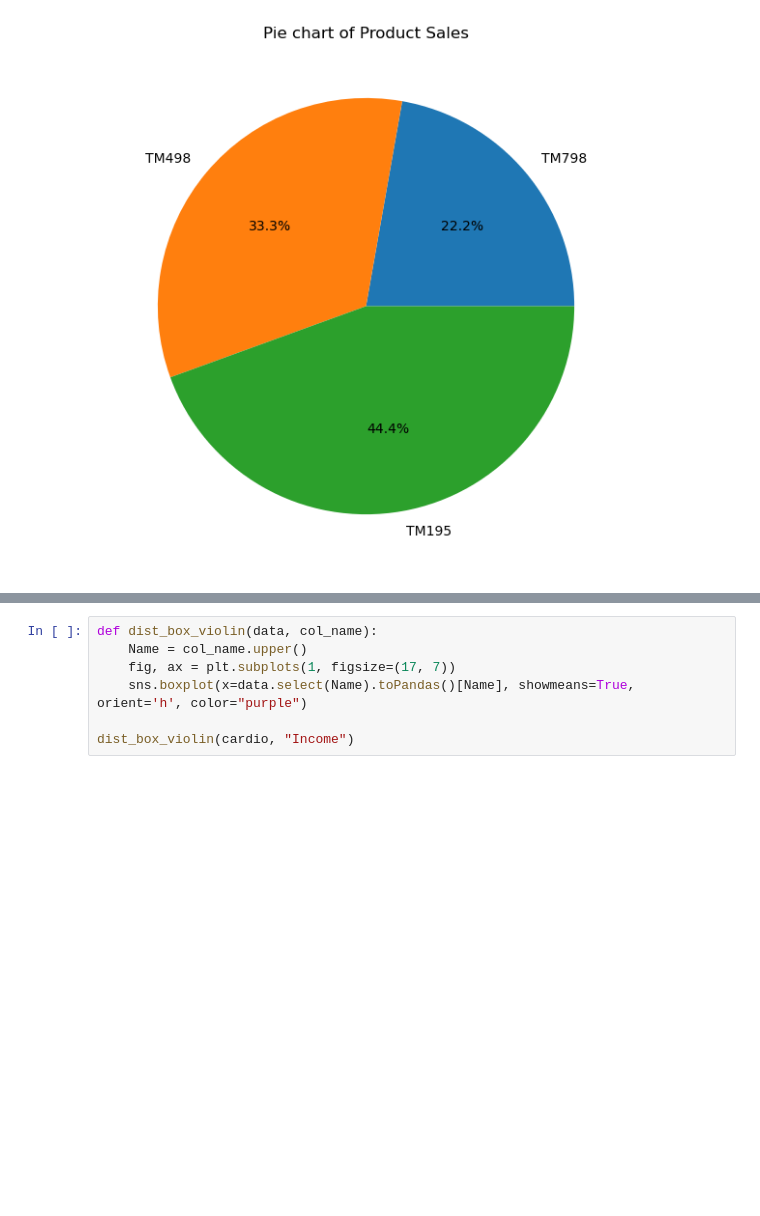
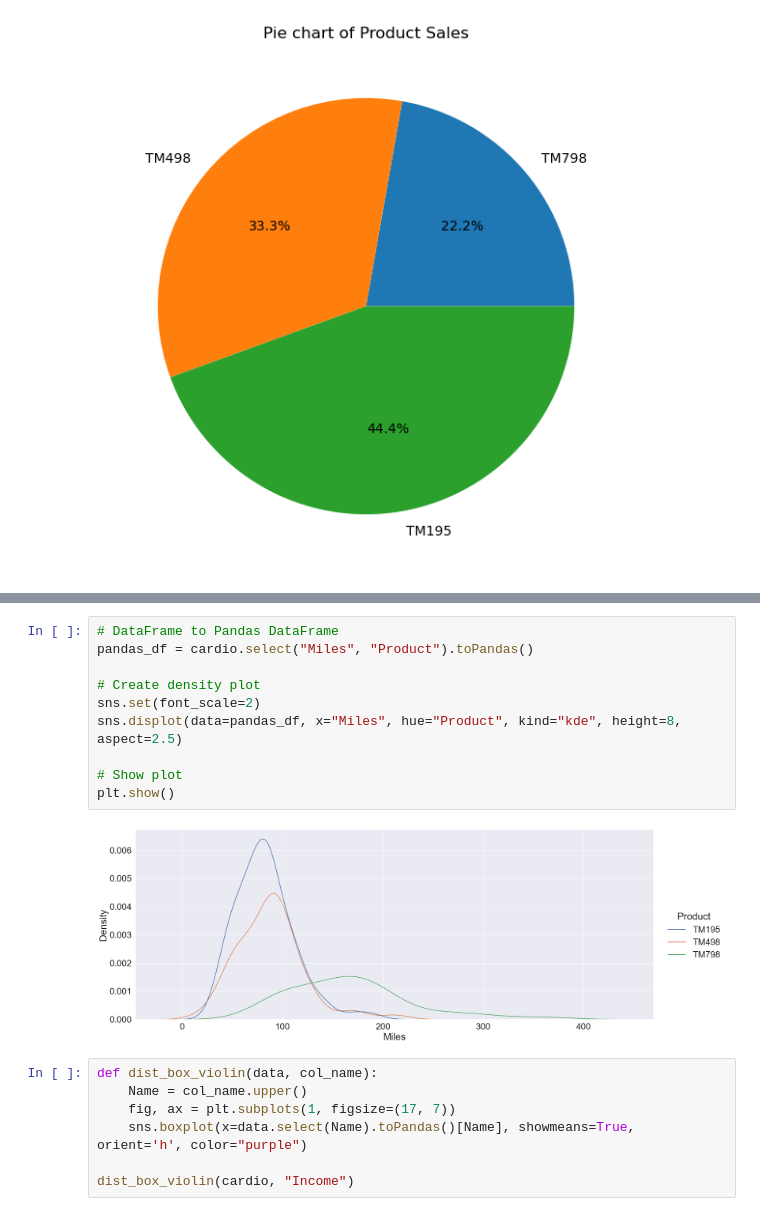
Before and after one commit to MrLongg/PTDL, a Jupyter notebook: main.ipynb, the cells around one changed output, grey strips where cells are left out. Saved outputs shown, nothing was run; the diff lists cells and outputs as text; blank space fills up the shorter version.

```diff
--- a/main.ipynb
+++ b/main.ipynb
@@ -118,3 +113,15 @@ plt.show()
+# %%
+# DataFrame to Pandas DataFrame
+pandas_df = cardio.select("Miles", "Product").toPandas()
+
+# Create density plot
+sns.set(font_scale=2)
+sns.displot(data=pandas_df, x="Miles", hue="Product", kind="kde", height=8, aspect=2.5)
+
+# Show plot
+plt.show()
+# %% [output]
+[figure, added]
 # %%
 def dist_box_violin(data, col_name):
     Name = col_name.upper()
```
Also changed, not shown: parts of 3 cells of this notebook.
